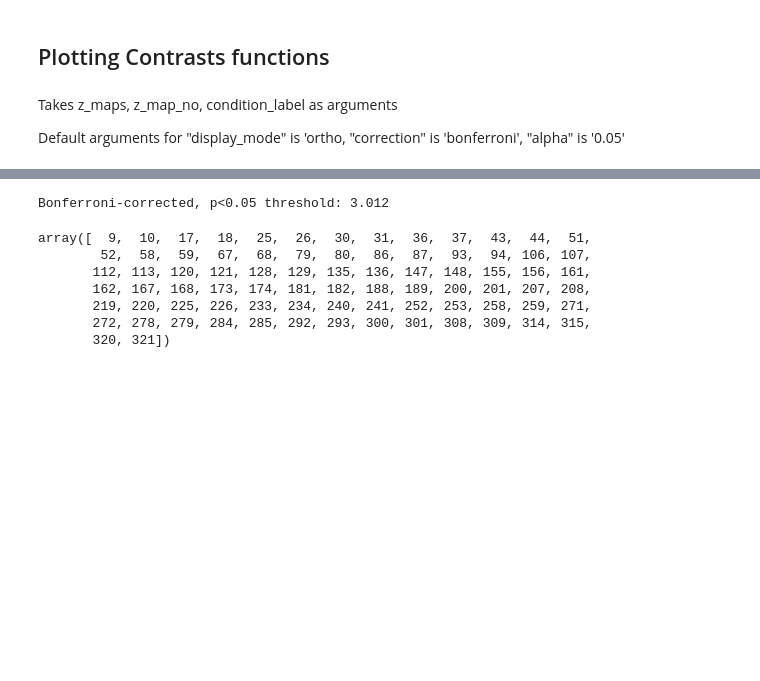
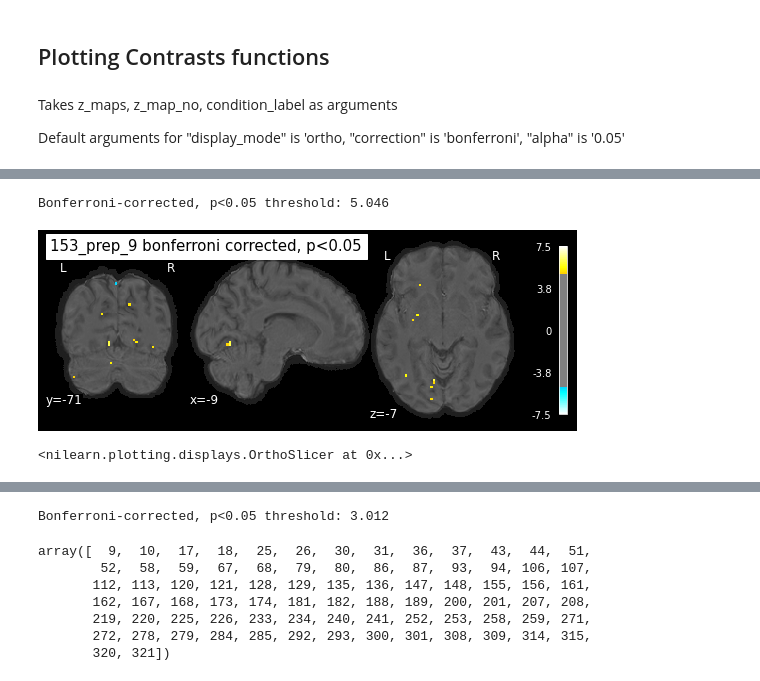
Before and after one commit to tejas-savalia/fmri_project, a Jupyter notebook: glm_analyses.ipynb, the cells around one changed output, grey strips where cells are left out. Drawn from its saved outputs; the diff is of its cells as text; code cells hidden in the pictures; blank space fills up the shorter version.

```diff
--- a/glm_analyses.ipynb
+++ b/glm_analyses.ipynb
@@ -221 +212,7 @@ subject_id
+# %%
+plot_contrast_maps(z, 10, l, correction='bonferroni')
+# %% [output]
+Bonferroni-corrected, p<0.05 threshold: 5.046
+[figure, added]
+<nilearn.plotting.displays.OrthoSlicer at 0x...>
 # %%
```
Also changed, not shown: parts of 11 cells of this notebook, 11 other files.
